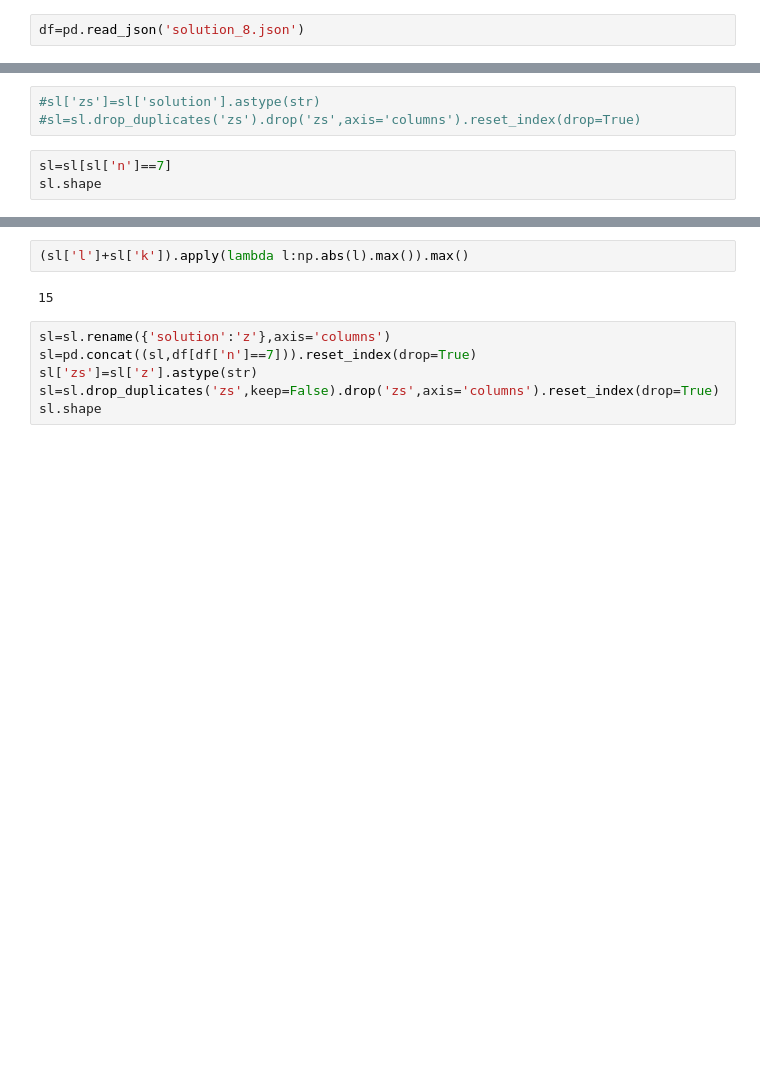
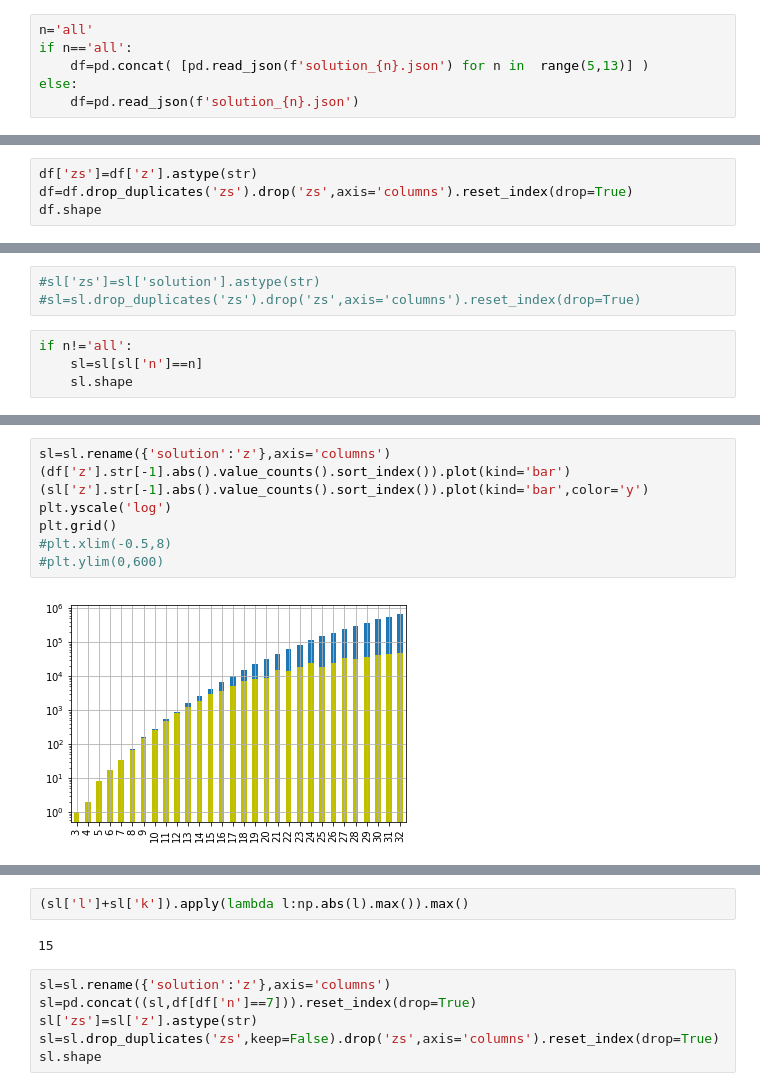
Before and after one commit to restrepo/Advanced_Computation, a Jupyter notebook: Multiprocessing.ipynb, the cells around one changed output, grey strips where cells are left out. Cells and saved outputs as stored; diff of their text form; blank space fills up the shorter version.

```diff
--- a/Multiprocessing.ipynb
+++ b/Multiprocessing.ipynb
@@ -351,4 +333,8 @@ From: https://doi.org/10.5281/zenodo.5526707
 # %%
 import pandas as pd
 # %%
-df=pd.read_json('solution_8.json')
+n='all'
+if n=='all':
+    df=pd.concat( [pd.read_json(f'solution_{n}.json') for n in  range(5,13)] )
+else:
+    df=pd.read_json(f'solution_{n}.json')
@@ -358,0 +341,4 @@ df.shape
+# %%
+df['zs']=df['z'].astype(str)
+df=df.drop_duplicates('zs').drop('zs',axis='columns').reset_index(drop=True)
+df.shape
@@ -365,5 +362,6 @@ sl=pd.read_json('solutions.json')
 #sl['zs']=sl['solution'].astype(str)
 #sl=sl.drop_duplicates('zs').drop('zs',axis='columns').reset_index(drop=True)
 # %%
-sl=sl[sl['n']==7]
-sl.shape
+if n!='all':
+    sl=sl[sl['n']==n]
+    sl.shape
@@ -371,0 +372,10 @@ sl.shape
+# %%
+sl=sl.rename({'solution':'z'},axis='columns')
+(df['z'].str[-1].abs().value_counts().sort_index()).plot(kind='bar')
+(sl['z'].str[-1].abs().value_counts().sort_index()).plot(kind='bar',color='y')
+plt.yscale('log')
+plt.grid()
+#plt.xlim(-0.5,8)
+#plt.ylim(0,600)
+# %% [output]
+[figure, added]
```
Also changed, not shown: parts of 13 cells of this notebook.
